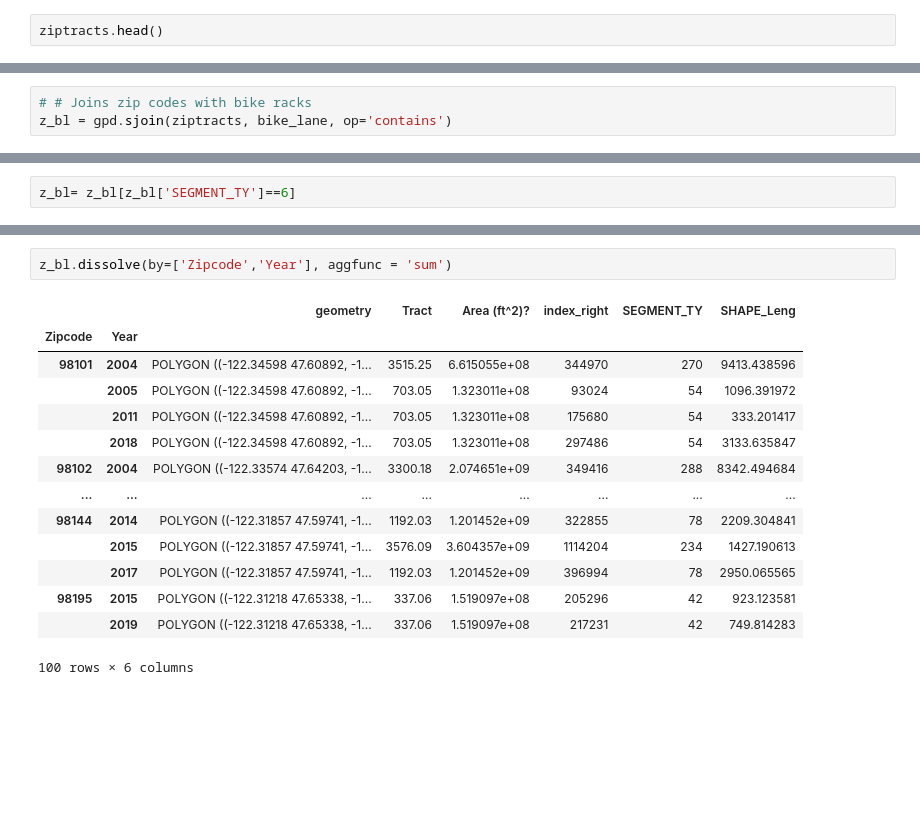
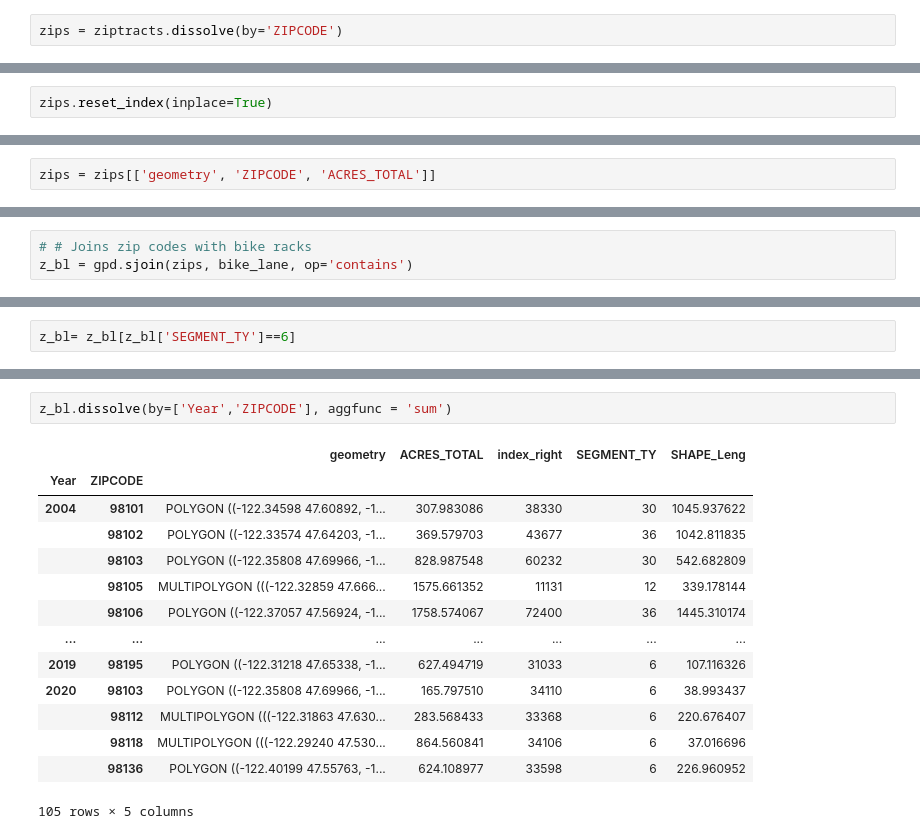
Before and after one commit to Greening-Seattle/Prediction, a Jupyter notebook: Importing_Bike_Lane.ipynb, the cells around one changed output, grey strips where cells are left out. Cells and saved outputs as stored; diff of their text form; blank space fills up the shorter version.

```diff
--- a/Importing_Bike_Lane.ipynb
+++ b/Importing_Bike_Lane.ipynb
@@ -129,2 +116,2 @@ Name: Zipcode, Length: 233, dtype: int64>
 # %%
-ziptracts.head()
+zips = ziptracts.dissolve(by='ZIPCODE')
@@ -138,0 +122,2 @@ ziptracts.head()
+# %%
+zips.reset_index(inplace=True)
@@ -138,0 +133,2 @@ ziptracts.head()
+# %%
+zips = zips[['geometry', 'ZIPCODE', 'ACRES_TOTAL']]
@@ -210,7 +215,7 @@ bike_lane.drop(columns='SNDSEG_UPD')
 34206 rows × 4 columns
 # %%
 # # Joins zip codes with bike racks
-z_bl = gpd.sjoin(ziptracts, bike_lane, op='contains')
+z_bl = gpd.sjoin(zips, bike_lane, op='contains')
 # %%
 z_bl.head()
 # %% [output]
@@ -230,17 +234,17 @@ len(z_bl)
 # %%
-z_bl.dissolve(by=['Zipcode','Year'], aggfunc = 'sum')
+z_bl.dissolve(by=['Year','ZIPCODE'], aggfunc = 'sum')
 # %% [output]
-|  |  | geometry | Tract | Area (ft^2)? | index_right | SEGMENT_TY | SHAPE_Leng |
-| Zipcode | Year |  |  |  |  |  |  |
-| 98101 | 2004 | POLYGON ((-122.34598 47.60892, -1... | 3515.25 | 6.615055e+08 | 344970 | 270 | 9413.438596 |
-|  | 2005 | POLYGON ((-122.34598 47.60892, -1... | 703.05 | 1.323011e+08 | 93024 | 54 | 1096.391972 |
-|  | 2011 | POLYGON ((-122.34598 47.60892, -1... | 703.05 | 1.323011e+08 | 175680 | 54 | 333.201417 |
-|  | 2018 | POLYGON ((-122.34598 47.60892, -1... | 703.05 | 1.323011e+08 | 297486 | 54 | 3133.635847 |
-| 98102 | 2004 | POLYGON ((-122.33574 47.64203, -1... | 3300.18 | 2.074651e+09 | 349416 | 288 | 8342.494684 |
-| ... | ... | ... | ... | ... | ... | ... | ... |
-| 98144 | 2014 | POLYGON ((-122.31857 47.59741, -1... | 1192.03 | 1.201452e+09 | 322855 | 78 | 2209.304841 |
-|  | 2015 | POLYGON ((-122.31857 47.59741, -1... | 3576.09 | 3.604357e+09 | 1114204 | 234 | 1427.190613 |
-|  | 2017 | POLYGON ((-122.31857 47.59741, -1... | 1192.03 | 1.201452e+09 | 396994 | 78 | 2950.065565 |
-| 98195 | 2015 | POLYGON ((-122.31218 47.65338, -1... | 337.06 | 1.519097e+08 | 205296 | 42 | 923.123581 |
-|  | 2019 | POLYGON ((-122.31218 47.65338, -1... | 337.06 | 1.519097e+08 | 217231 | 42 | 749.814283 |
+|  |  | geometry | ACRES_TOTAL | index_right | SEGMENT_TY | SHAPE_Leng |
+| Year | ZIPCODE |  |  |  |  |  |
+| 2004 | 98101 | POLYGON ((-122.34598 47.60892, -1... | 307.983086 | 38330 | 30 | 1045.937622 |
+|  | 98102 | POLYGON ((-122.33574 47.64203, -1... | 369.579703 | 43677 | 36 | 1042.811835 |
+|  | 98103 | POLYGON ((-122.35808 47.69966, -1... | 828.987548 | 60232 | 30 | 542.682809 |
+|  | 98105 | MULTIPOLYGON (((-122.32859 47.666... | 1575.661352 | 11131 | 12 | 339.178144 |
+|  | 98106 | POLYGON ((-122.37057 47.56924, -1... | 1758.574067 | 72400 | 36 | 1445.310174 |
+| ... | ... | ... | ... | ... | ... | ... |
+| 2019 | 98195 | POLYGON ((-122.31218 47.65338, -1... | 627.494719 | 31033 | 6 | 107.116326 |
+| 2020 | 98103 | POLYGON ((-122.35808 47.69966, -1... | 165.797510 | 34110 | 6 | 38.993437 |
+|  | 98112 | MULTIPOLYGON (((-122.31863 47.630... | 283.568433 | 33368 | 6 | 220.676407 |
+|  | 98118 | MULTIPOLYGON (((-122.29240 47.530... | 864.560841 | 34106 | 6 | 37.016696 |
+|  | 98136 | POLYGON ((-122.40199 47.55763, -1... | 624.108977 | 33598 | 6 | 226.960952 |
-100 rows × 6 columns
+105 rows × 5 columns
```
Also changed, not shown: parts of 18 cells of this notebook.
